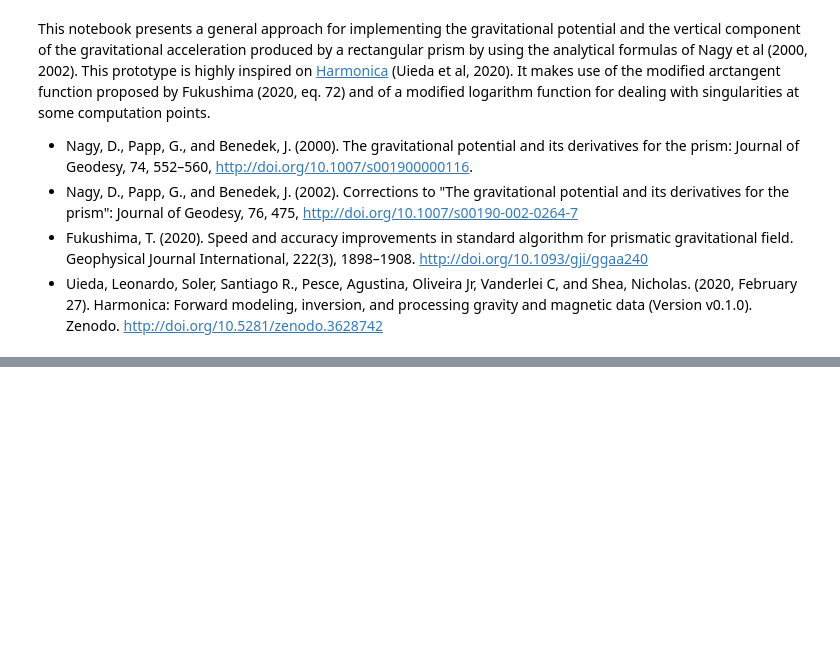
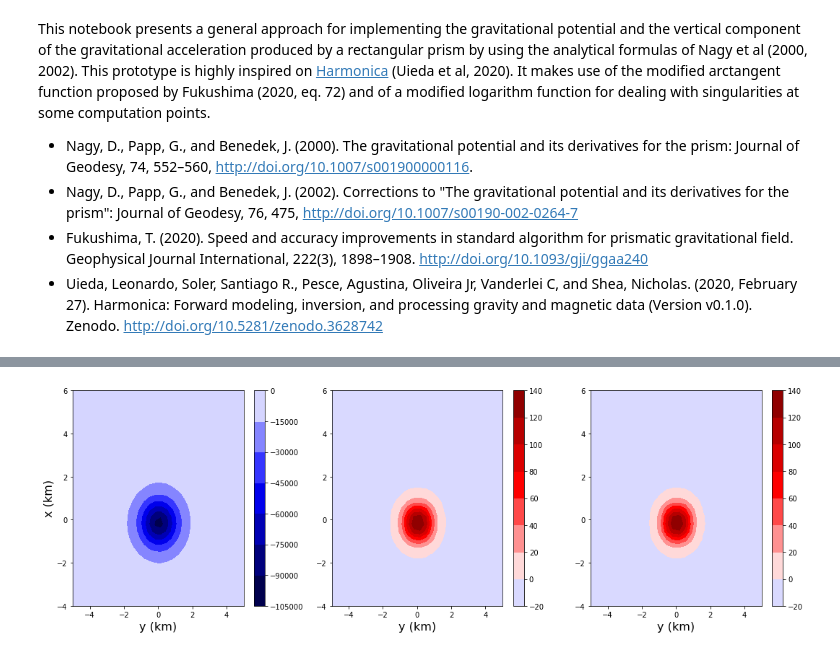
Before and after one commit to birocoles/gravmag, a Jupyter notebook: prism.ipynb, the cells around one changed output, grey strips where cells are left out. Saved outputs shown, nothing was run; the diff lists cells and outputs as text; code cells hidden in the pictures; blank space fills up the shorter version.

```diff
--- a/prism.ipynb
+++ b/prism.ipynb
@@ -97,0 +106,12 @@ plt.show()
+# %%
+# Compute the magnetic potential
+V = prism.mag(coordinates=coordinates,
+              prisms=model,
+              magnetization=magnetization,
+              field='b_potential')
+# %%
+# Compute the vertical component of induction
+bz = prism.mag(coordinates=coordinates,
+               prisms=model,
+               magnetization=magnetization,
+               field='b_z')
@@ -97,0 +136,31 @@ plt.show()
+# %%
+# Plot the results
+plt.figure(figsize=(15,5))
+
+plt.subplot(131)
+ranges = np.max(np.abs(V))
+plt.contourf(y[:shape[0]:]*0.001, x[::shape[1]]*0.001, V.reshape(shape),
+             cmap='seismic', vmin=-ranges, vmax=ranges)
+plt.colorbar()
+plt.ylabel('x (km)', fontsize=16)
+plt.xlabel('y (km)', fontsize=16)
+
+plt.subplot(132)
+ranges = np.max(np.abs(bz))
+plt.contourf(y[:shape[0]:]*0.001, x[::shape[1]]*0.001, bz.reshape(shape),
+             cmap='seismic', vmin=-ranges, vmax=ranges)
+plt.colorbar()
+plt.xlabel('y (km)', fontsize=16)
+
+plt.subplot(133)
+ranges = np.max(np.abs(tf))
+plt.contourf(y[:shape[0]:]*0.001, x[::shape[1]]*0.001, tf.reshape(shape),
+             cmap='seismic', vmin=-ranges, vmax=ranges)
+plt.colorbar()
+plt.xlabel('y (km)', fontsize=16)
+
+plt.tight_layout()
+
+plt.show()
+# %% [output]
+[figure, added]
```
Also changed, not shown: parts of 8 cells of this notebook, 3 other files.
